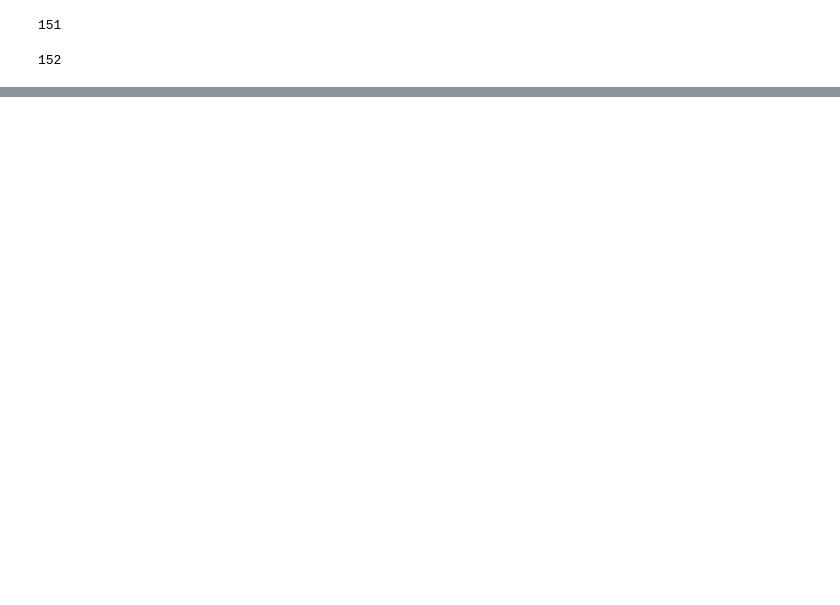
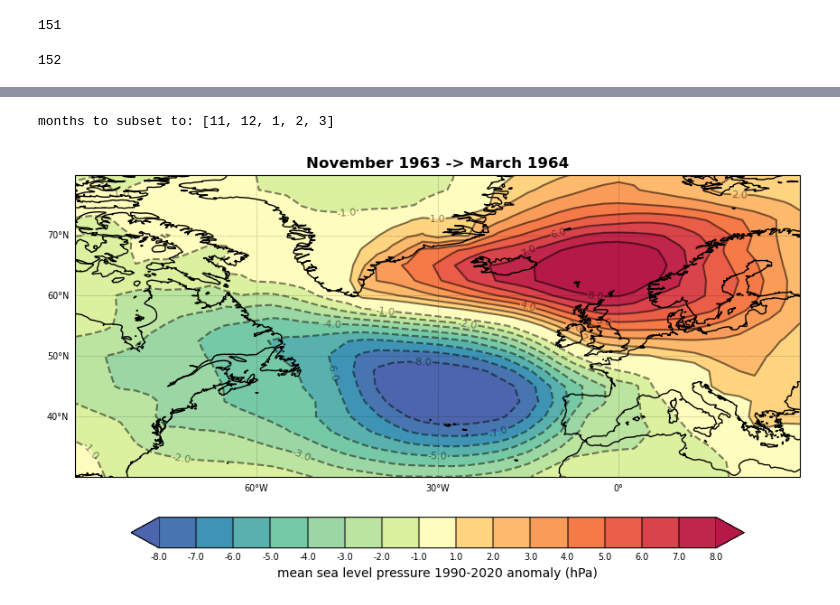
Before and after one commit to benhutchmet/unseen_multi_year, a Jupyter notebook: exploring_ind_events.ipynb, the cells around one changed output, grey strips where cells are left out. Cells and saved outputs as stored; diff of their text form; code cells hidden in the pictures; blank space fills up the shorter version.

```diff
--- a/exploring_ind_events.ipynb
+++ b/exploring_ind_events.ipynb
@@ -311,0 +505,11 @@ clevs shape: (20,)
+# %%
+# 1963 was also bad
+plot_mslp_anoms(
+    start_date="1963-11-01",
+    end_date="1964-03-31",
+    title="November 1963 -> March 1964",
+    calc_anoms=True,
+)
+# %% [output]
+months to subset to: [11, 12, 1, 2, 3]
+[figure, added]
```
Also changed, not shown: parts of 19 cells of this notebook, 2 other files.
